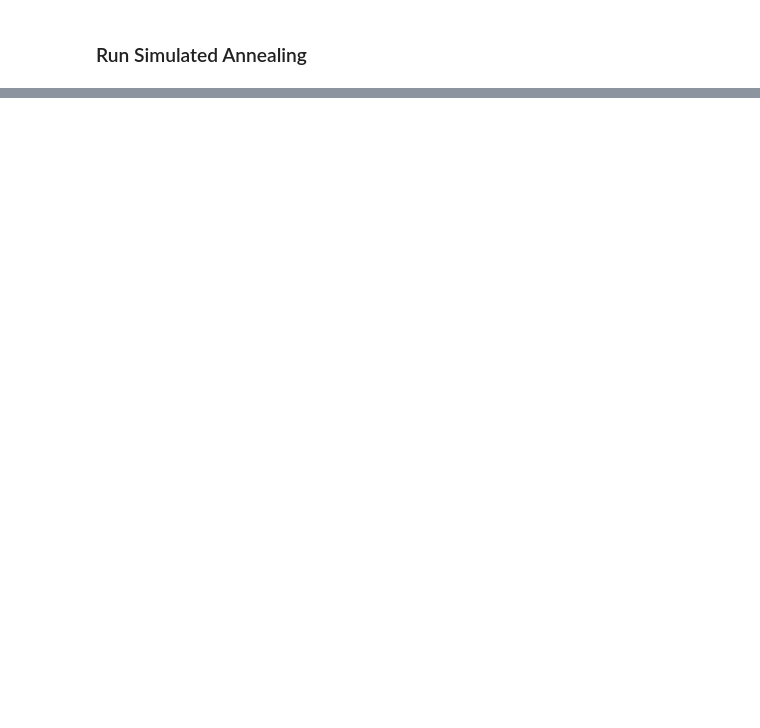
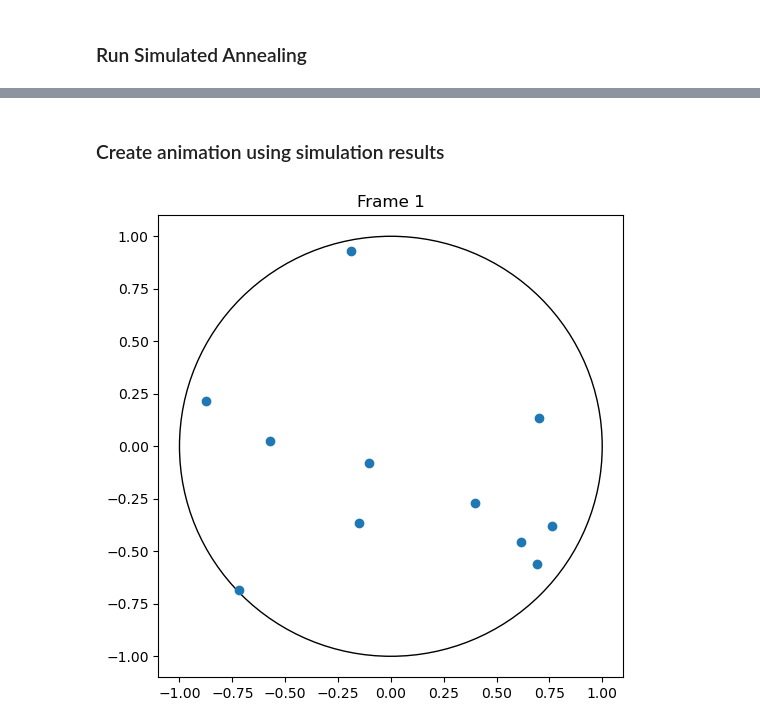
Before and after one commit to Koekoek1337/stochSim3, a Jupyter notebook: electricPotentialEnergy.ipynb, the cells around one changed output, grey strips where cells are left out. Saved outputs shown, nothing was run; the diff lists cells and outputs as text; code cells hidden in the pictures; blank space fills up the shorter version.

```diff
--- a/electricPotentialEnergy.ipynb
+++ b/electricPotentialEnergy.ipynb
@@ -36,0 +42,16 @@ Final Energy: 97.95800607681106
+# %%
+saved_states = np.load(f"{filename}.npy")
+# %% [markdown]
+### Create animation using simulation results
+# %%
+def update(frame):
+    """Update function for the animation."""
+    pe.plotState(saved_states[frame], animation=True, ax=ax)
+    ax.set_title(f"Frame {frame+1}")
+
+fig, ax = plt.subplots(figsize=(6, 6))
+ani = animation.FuncAnimation(fig, update, frames=len(saved_states), interval=200)
+
+ani.save(f"{filename}.mp4", fps=50)
+# %% [output]
+[figure, added]
```
Also changed, not shown: parts of 4 cells of this notebook, 3 other files.
